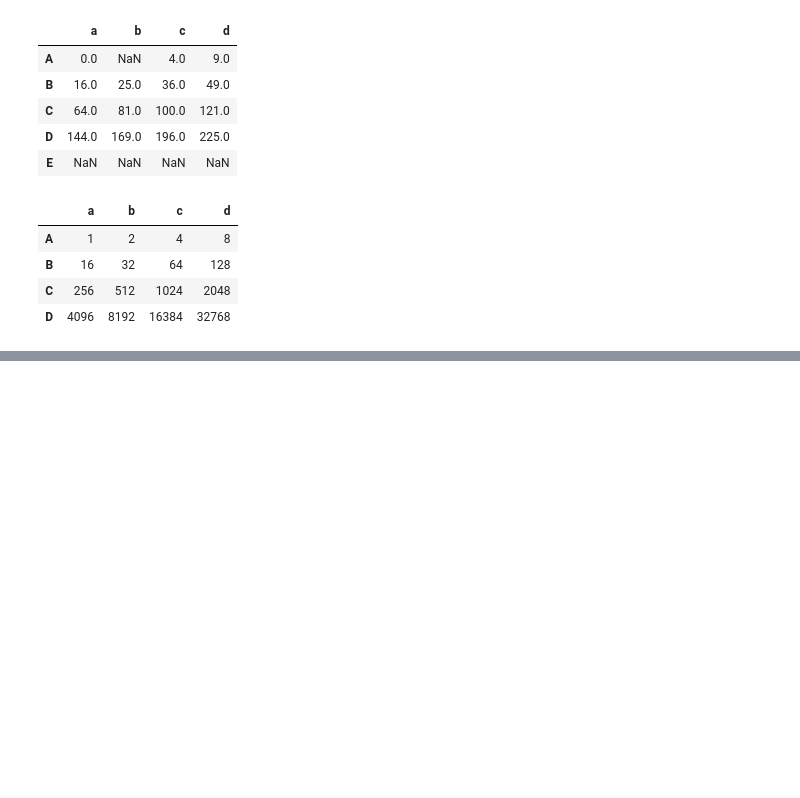
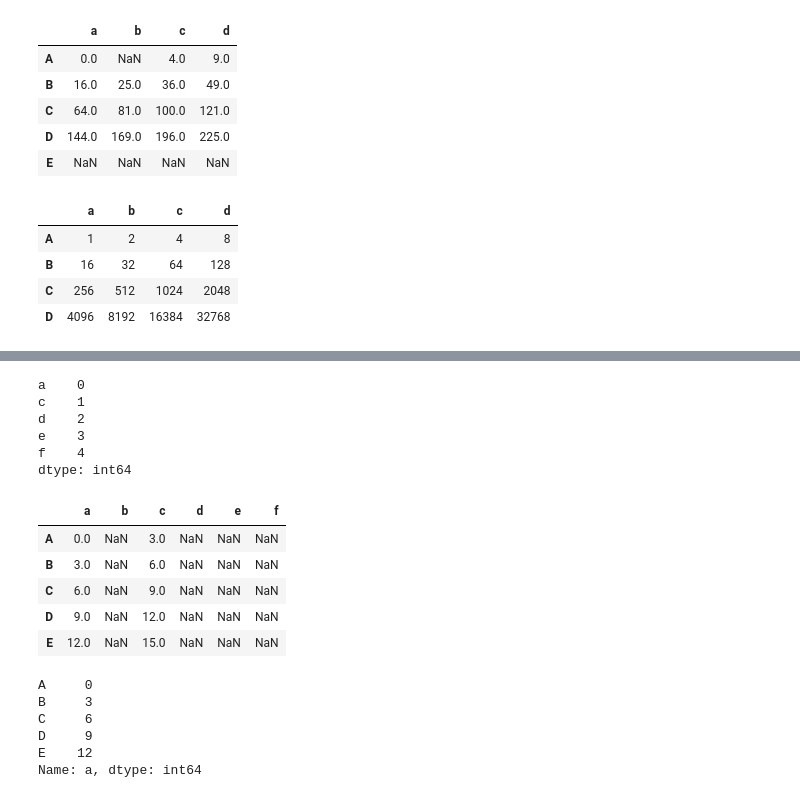
Before and after one commit to alekhaya99/Pandas_Tutorial, a Jupyter notebook: Pandas_Tutorial_2.ipynb, the cells around one changed output, grey strips where cells are left out. Cells and saved outputs as stored; diff of their text form; code cells hidden in the pictures; blank space fills up the shorter version.

```diff
--- a/Pandas_Tutorial_2.ipynb
+++ b/Pandas_Tutorial_2.ipynb
@@ -631,0 +634,3 @@ Data_Frame1.rpow(2)
+# %%
+Data_Frame3=pd.DataFrame(np.arange(15).reshape((5,3)),columns=list('abc'),index=['A','B','C','D','E'])
+Data_Frame3
@@ -631,0 +662,31 @@ Data_Frame1.rpow(2)
+# %%
+Series6=pd.Series(range(5),index=['a','c','d','e','f'])
+Series6
+# %% [output]
+a    0
+c    1
+d    2
+e    3
+f    4
+dtype: int64
+# %%
+#If there are unmatched index, then NaN will appear
+Data_Frame3+Series6
+# %% [output]
+|  | a | b | c | d | e | f |
+| A | 0.0 | NaN | 3.0 | NaN | NaN | NaN |
+| B | 3.0 | NaN | 6.0 | NaN | NaN | NaN |
+| C | 6.0 | NaN | 9.0 | NaN | NaN | NaN |
+| D | 9.0 | NaN | 12.0 | NaN | NaN | NaN |
+| E | 12.0 | NaN | 15.0 | NaN | NaN | NaN |
+# %%
+#Copy a particular column to the Series
+Series7=Data_Frame3['a']
+Series7
+# %% [output]
+A     0
+B     3
+C     6
+D     9
+E    12
+Name: a, dtype: int64
```
Also changed, not shown: parts of 15 cells of this notebook.
